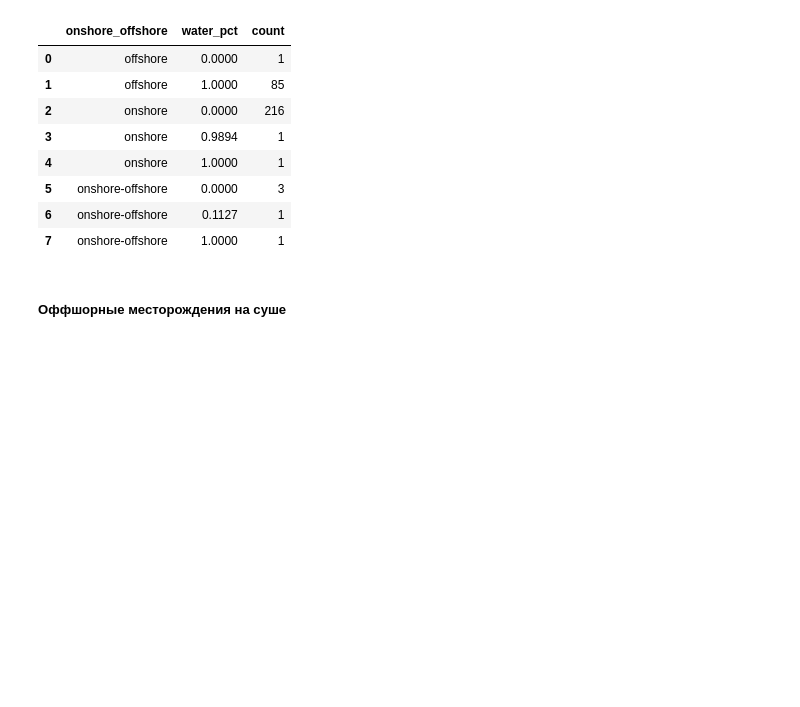
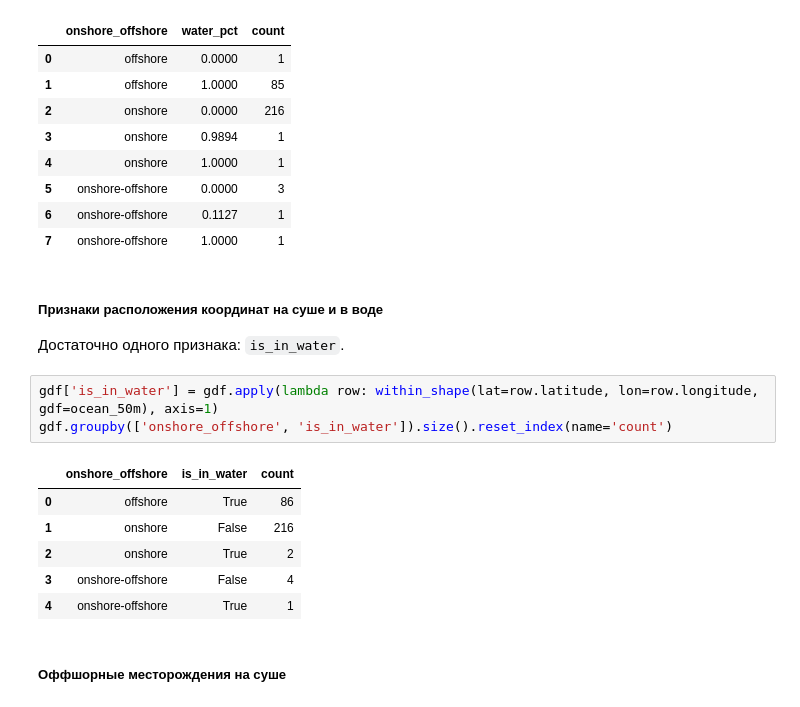
Before and after one commit to AlekseiAgarkov/classification-of-oil-and-gas, a Jupyter notebook: notebooks/eda.ipynb, the cells around one changed output. Saved outputs shown, nothing was run; the diff lists cells and outputs as text; blank space fills up the shorter version.

```diff
--- a/notebooks/eda.ipynb
+++ b/notebooks/eda.ipynb
@@ -324,6 +324,19 @@ gdf.groupby(['onshore_offshore', 'water_pct']).size().reset_index(name='count')
 | 5 | onshore-offshore | 0.0000 | 3 |
 | 6 | onshore-offshore | 0.1127 | 1 |
 | 7 | onshore-offshore | 1.0000 | 1 |
+# %% [markdown]
+##### Признаки расположения координат на суше и в воде
+Достаточно одного признака: `is_in_water`.
+# %%
+gdf['is_in_water'] = gdf.apply(lambda row: within_shape(lat=row.latitude, lon=row.longitude, gdf=ocean_50m), axis=1)
+gdf.groupby(['onshore_offshore', 'is_in_water']).size().reset_index(name='count')
+# %% [output]
+|  | onshore_offshore | is_in_water | count |
+| 0 | offshore | True | 86 |
+| 1 | onshore | False | 216 |
+| 2 | onshore | True | 2 |
+| 3 | onshore-offshore | False | 4 |
+| 4 | onshore-offshore | True | 1 |
 # %% [markdown]
 ##### Оффшорные месторождения на суше
 # %%
```
Also changed, not shown: parts of 9 cells of this notebook, 5 other files.
